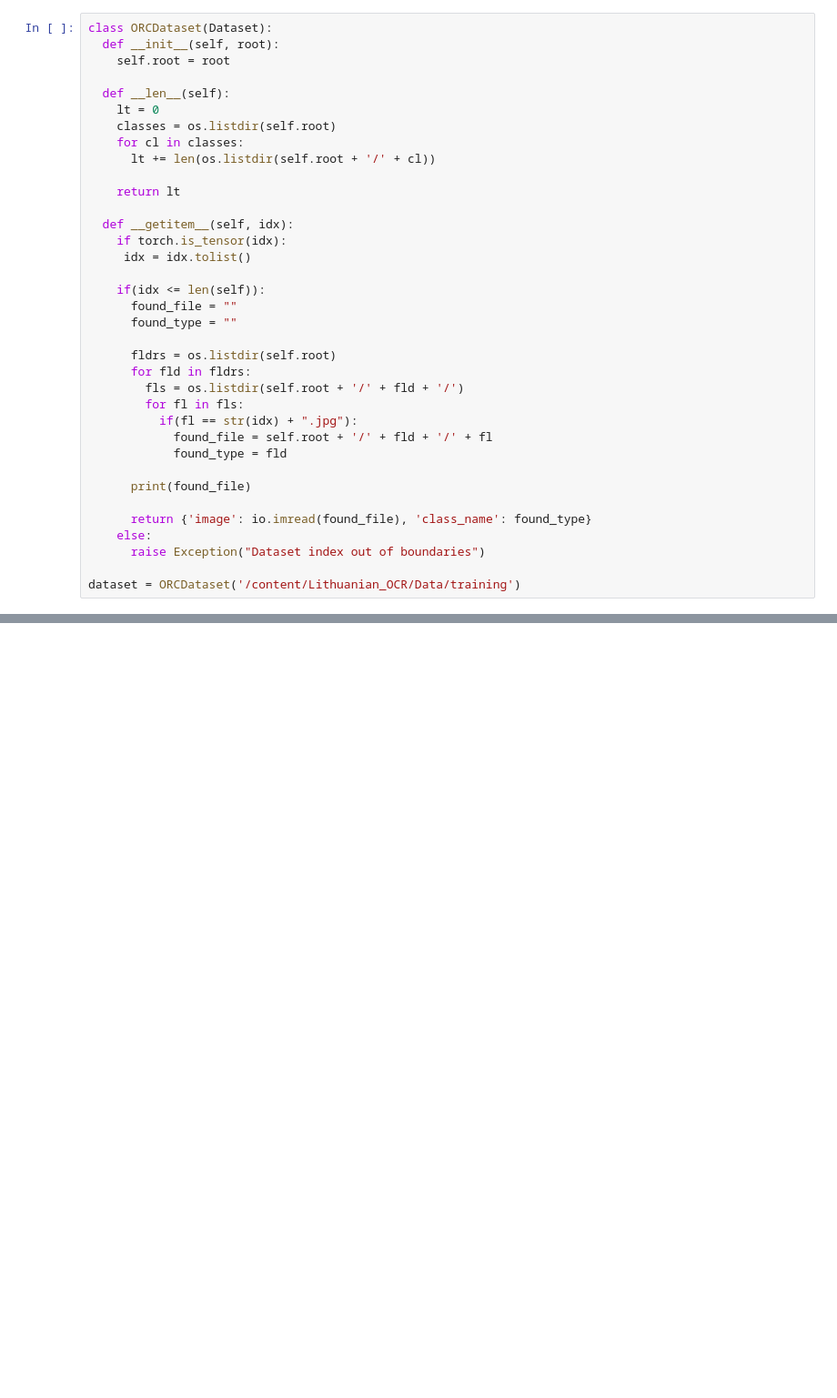
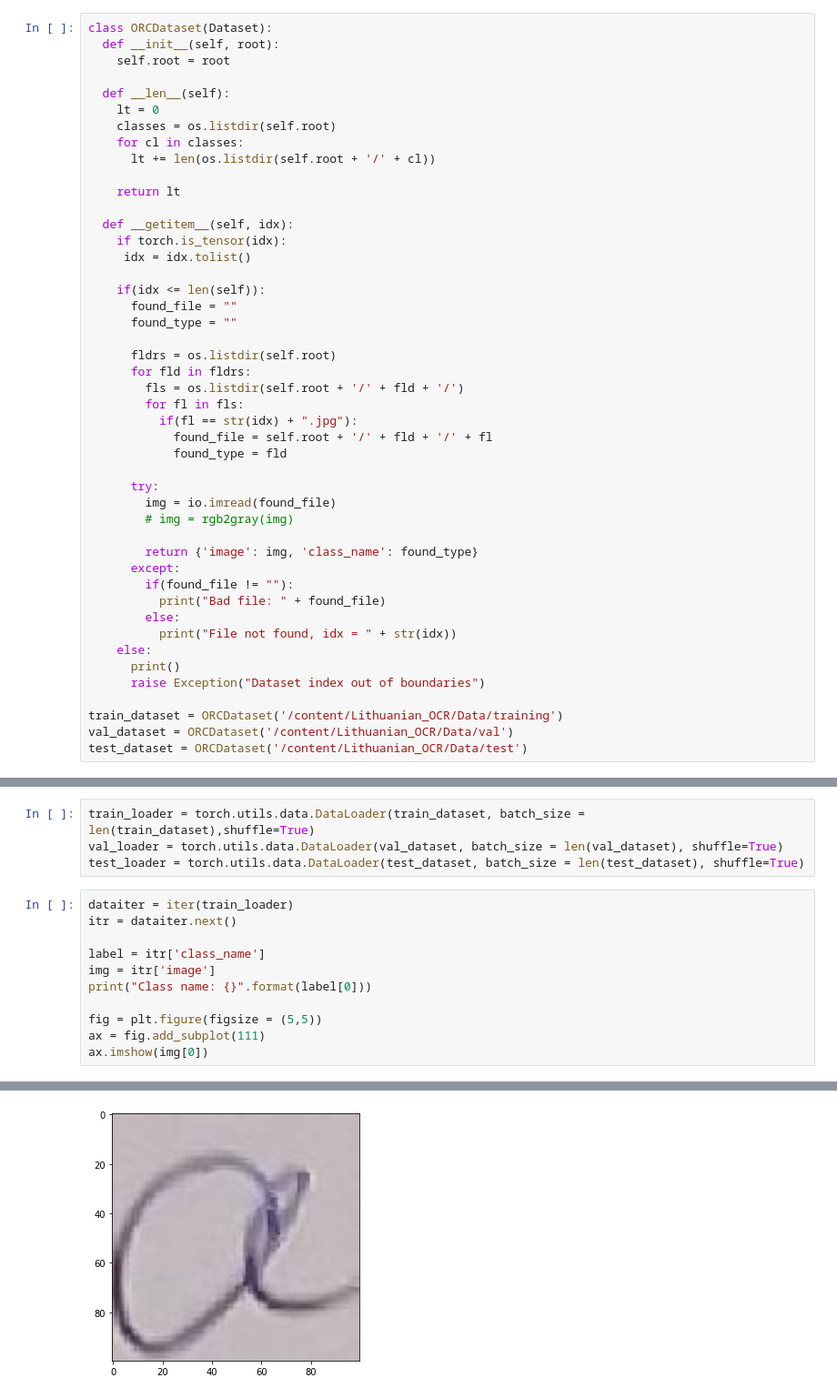
Before and after one commit to PauliusMilmantas/Lithuanian_OCR, a Jupyter notebook: Code/OCR.ipynb, the cells around one changed output, grey strips where cells are left out. Shown: that part at 91% size. Saved outputs shown, nothing was run; the diff lists cells and outputs as text; blank space fills up the shorter version.

```diff
--- a/Code/OCR.ipynb
+++ b/Code/OCR.ipynb
@@ -50,10 +50,20 @@ class ORCDataset(Dataset):
             found_file = self.root + '/' + fld + '/' + fl
             found_type = fld
 
-      print(found_file)
+      try:
+        img = io.imread(found_file)
+        # img = rgb2gray(img)
 
-      return {'image': io.imread(found_file), 'class_name': found_type}
+        return {'image': img, 'class_name': found_type}
+      except:
+        if(found_file != ""):
+          print("Bad file: " + found_file)
+        else:
+          print("File not found, idx = " + str(idx))
     else:
+      print()
       raise Exception("Dataset index out of boundaries")
 
-dataset = ORCDataset('/content/Lithuanian_OCR/Data/training')
+train_dataset = ORCDataset('/content/Lithuanian_OCR/Data/training')
+val_dataset = ORCDataset('/content/Lithuanian_OCR/Data/val')
+test_dataset = ORCDataset('/content/Lithuanian_OCR/Data/test')
@@ -83,0 +101,16 @@ optimiser = torch.optim.SGD(network.parameters(), lr=0.001, momentum=0.6)
+# %%
+train_loader = torch.utils.data.DataLoader(train_dataset, batch_size = len(train_dataset),shuffle=True)
+val_loader = torch.utils.data.DataLoader(val_dataset, batch_size = len(val_dataset), shuffle=True)
+test_loader = torch.utils.data.DataLoader(test_dataset, batch_size = len(test_dataset), shuffle=True)
+# %%
+dataiter = iter(train_loader)
+itr = dataiter.next()
+
+label = itr['class_name']
+img = itr['image']
+print("Class name: {}".format(label[0]))
+
+fig = plt.figure(figsize = (5,5))
+ax = fig.add_subplot(111)
+ax.imshow(img[0])
+# %% [output]
@@ -83,0 +119 @@ optimiser = torch.optim.SGD(network.parameters(), lr=0.001, momentum=0.6)
+[figure, added]
```
Also changed, not shown: parts of 10 cells of this notebook.
